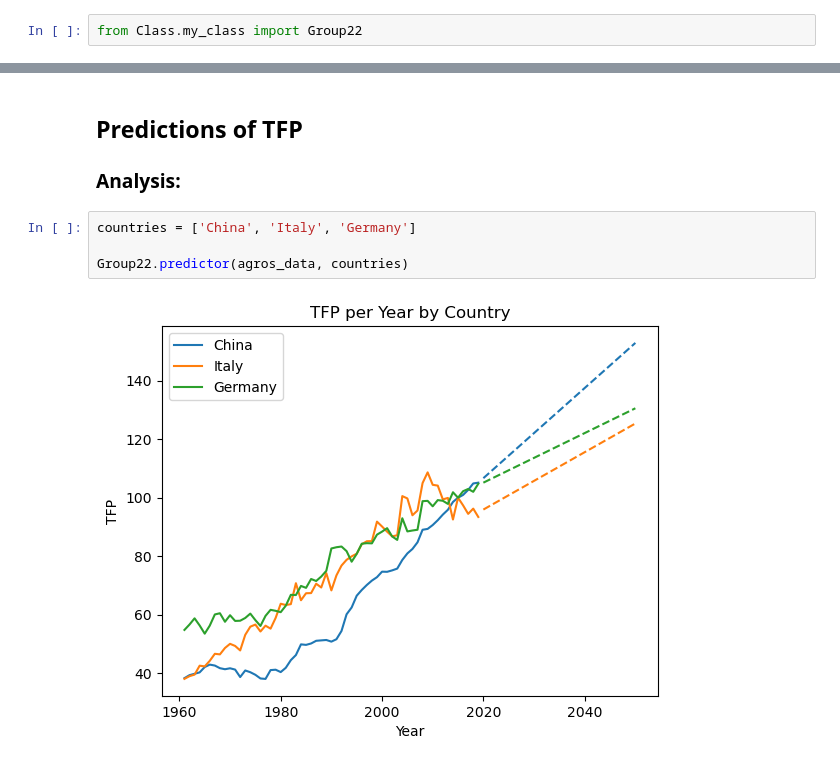
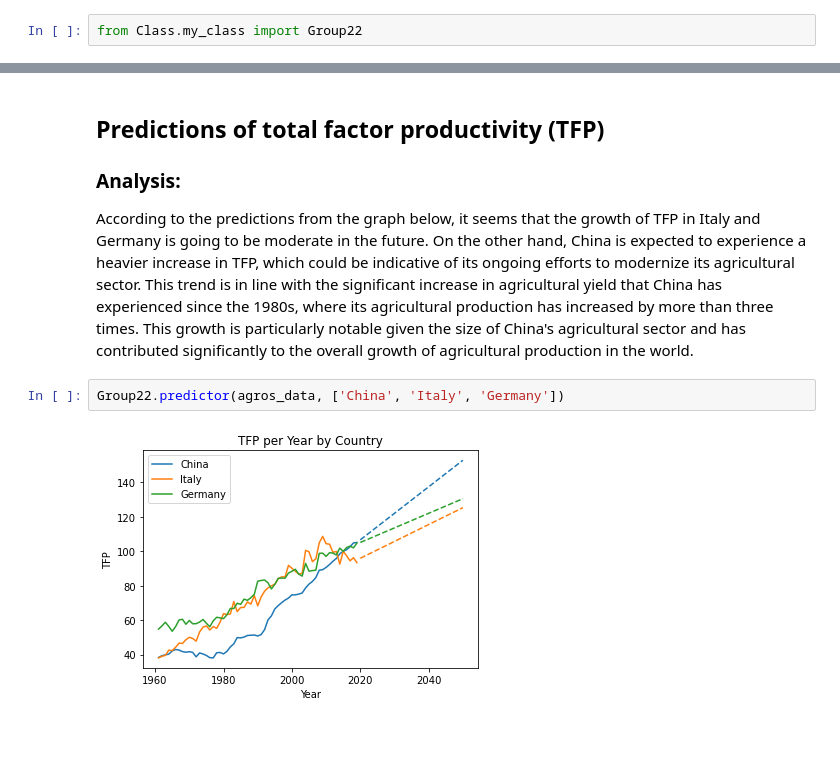
Before and after one commit to annaziegert/agriculture_production_nova, a Jupyter notebook: showcase_notebook.ipynb, the cells around one changed output, grey strips where cells are left out. Saved outputs shown, nothing was run; the diff lists cells and outputs as text; blank space fills up the shorter version.

```diff
--- a/showcase_notebook.ipynb
+++ b/showcase_notebook.ipynb
@@ -109,10 +154,9 @@ Group22.choropleth(agros_data, 2019)
 # %% [markdown]
-## **Predictions** of TFP
+## Predictions of total factor productivity (TFP)
 
 ### Analysis:
+According to the predictions from the graph below, it seems that the growth of TFP in Italy and Germany is going to be moderate in the future. On the other hand, China is expected to experience a heavier increase in TFP, which could be indicative of its ongoing efforts to modernize its agricultural sector. This trend is in line with the significant increase in agricultural yield that China has experienced since the 1980s, where its agricultural production has increased by more than three times. This growth is particularly notable given the size of China's agricultural sector and has contributed significantly to the overall growth of agricultural production in the world.
 # %%
-countries = ['China', 'Italy', 'Germany']
-
-Group22.predictor(agros_data, countries)
+Group22.predictor(agros_data, ['China', 'Italy', 'Germany'])
 # %% [output]
-[figure, old version]
+[figure, new version]
```
Also changed, not shown: parts of 30 cells of this notebook, 1 other file.
